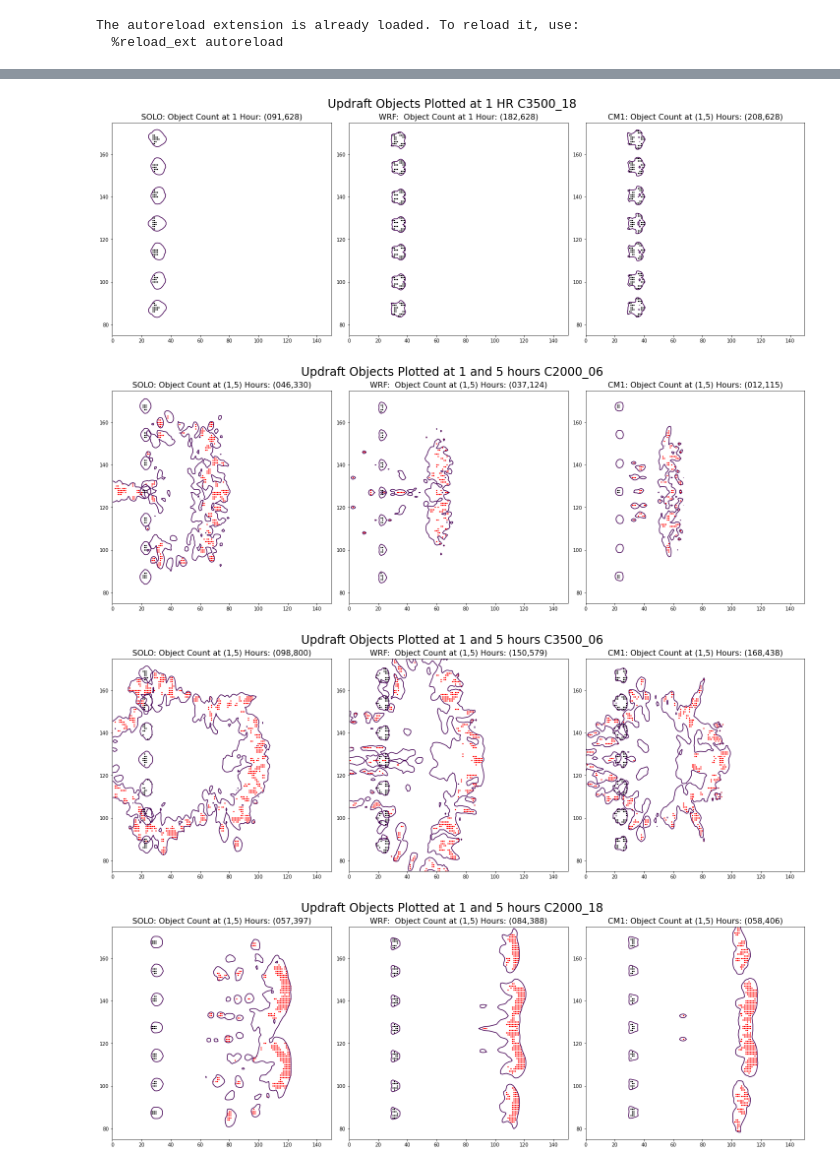
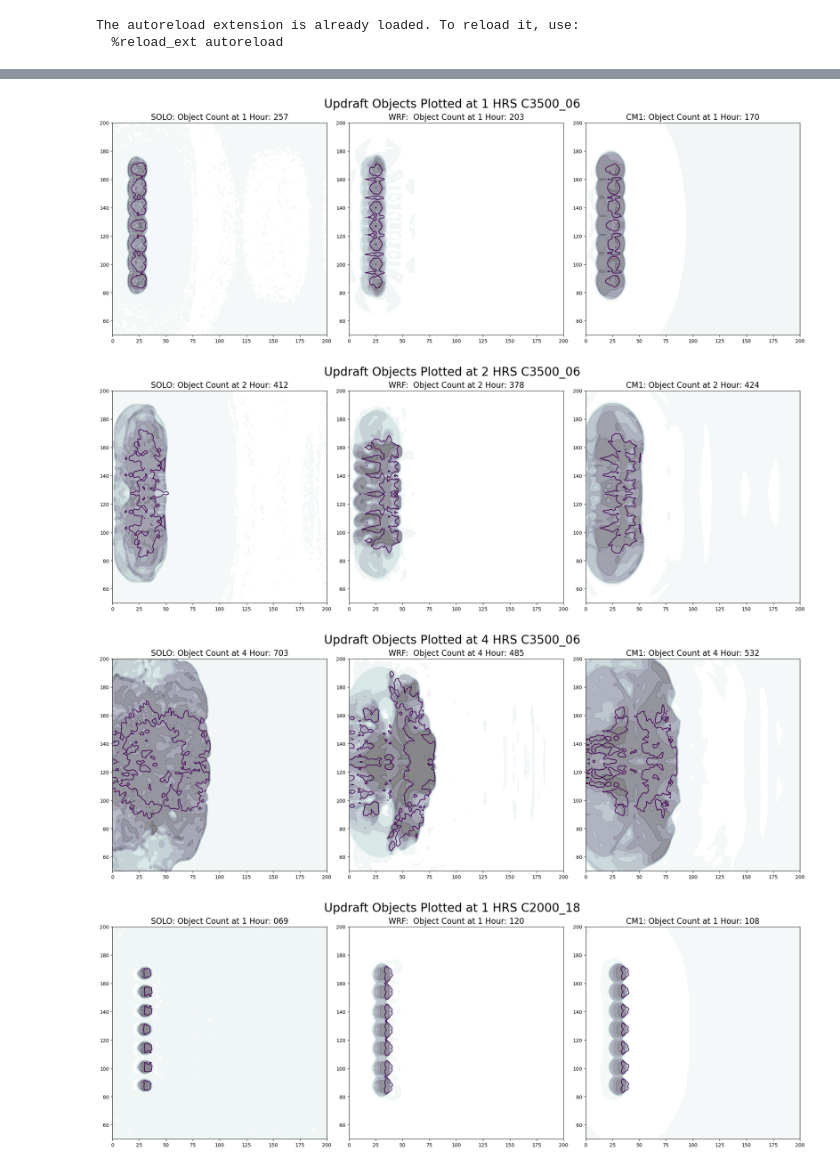
Before and after one commit to louiswicker/CAM_analysis_tools, a Jupyter notebook: ideal_cases/plot_objects.ipynb, the cells around one changed output, grey strips where cells are left out. Saved outputs shown, nothing was run; the diff lists cells and outputs as text; code cells hidden in the pictures.

```diff
--- a/ideal_cases/plot_objects.ipynb
+++ b/ideal_cases/plot_objects.ipynb
@@ -35,7 +40,7 @@ out_dir = "/work/wicker/Odin_scr/solo"
 prefix  = {"solo": "squall_3km", "wrf": "squall_3km", "cm1": "squall_3km"}
 
 allcape = ("C2000","C3500")
-allshear = ("06", "12", "18")
+allshear = ("06", "18")
 
 solo = {}
 cm1  = {}
@@ -47,7 +52,7 @@ for shear in allshear:
         label = "%s_%s" % (cape, shear)
 
         solo_file = str(os.path.join(in_dir, "%s_%s" % (prefix['solo'], label)))
-        solo[label] = getobjdata(solo_file, filename='atmos_hifreq.nc', model_type='fv3_solo')
+        solo[label] = getobjdata(solo_file, model_type='fv3_solo')
 
         wrf_file = str(os.path.join("/work/wicker/WRF/WRF/test/em_quarter_ss", "%s_%s" % (prefix['wrf'], label)))
         wrf[label] = getobjdata(wrf_file, model_type='wrf')
@@ -104,7 +109,7 @@ def countobj(data, label, cref_thresh = 35., w_thresh=5.):
     return fcount
 
 #-----------------------------
-allcape = ("C3500",)
+allcape = ("C2000","C3500",)
 allshear = ("06","18")
 
 for shear in allshear:
@@ -127,5 +132,7 @@ for shear in allshear:
         ax.plot(ntimes, wcount, color='k', label='WRF')
         ax.plot(ntimes, ccount, color='b', label='CM1')
 
+        plt.title(label)
+
         plt.show()
 # %% [output]
@@ -139,6 +148,7 @@ def plotobj(data, label, time = 8, ax = None, colors='k', alpha=1.0, cref_thresh
     DBZ  = data[label]['dbz'][time]
     W    = data[label]['w'][time]
     PRES = data[label]['pres'][time]
+    THpert  = data[label]['pert_th'][time]
 
     mask_cref   = np.where(DBZ.max(axis=0) > cref_thresh, True, False)
     mask_w_3d   = np.where(PRES < 70000.0, W, np.nan)
@@ -154,11 +164,13 @@ def plotobj(data, label, time = 8, ax = None, colors='k', alpha=1.0, cref_thresh
     y = np.arange(DBZ.shape[2])
     xx, yy = np.meshgrid(x,y)
 
-    ax.contour(DBZ.max(axis=0), levels=[35], color='black')
-    ax.scatter(xx[f_mask>0], yy[f_mask>0], s=4, c=colors, marker=marker, alpha=alpha, linewidths=0.25)
+    ax.contour(DBZ.max(axis=0), levels=[35,], color='red')
+    # ax.scatter(xx[f_mask>0], yy[f_mask>0], s=4, c=colors, marker=marker, alpha=alpha, linewidths=0.25)
 
-    ax.set_ylim(75., 175.)
-    ax.set_xlim(0., 150.)
+    ax.contourf(np.where(THpert[0] < 0.0, THpert[0], np.nan), clevels=[-1,], cmap=plt.get_cmap('bone'), alpha=0.5)
+
+    ax.set_ylim(50., 200.)
+    ax.set_xlim(0., 200.)
 
     return np.sum(f_mask > 0)
 
@@ -169,49 +181,52 @@ allshear = ("06","18")
 for shear in allshear:
     for cape in allcape:
 
-        fig, ax = plt.subplots(1,3, constrained_layout=True,figsize=(20,7))
+        for n in [1, 2, 4]:
 
-        label = "%s_%s" % (cape, shear)
 
-        o1 = plotobj(solo, label, ax = ax[0], time=3, colors='k', marker="s")
+            fig, ax = plt.subplots(1,3, constrained_layout=True,figsize=(20,7))
 
-        ax[0].set_title("SOLO: Object Count at 1 Hour: (%3.3d,%3.3d)" % (o1, o4), fontsize=16)
+            label = "%s_%s" % (cape, shear)
 
-        o1 = plotobj(wrf, label, ax = ax[1], time=4, colors='k', marker="s")
+            o4 = plotobj(solo, label, ax = ax[0], time=n*4, colors='k', marker="s")
 
-        ax[1].set_title("WRF:  Object Count at 1 Hour: (%3.3d,%3.3d)" % (o1, o4), fontsize=16)
+            ax[0].set_title("SOLO: Object Count at %d Hour: %3.3d" % (n, o4), fontsize=16)
 
-        o1 = plotobj(cm1, label, ax = ax[2], time=4, colors='k', marker="s")
+            o4 = plotobj(wrf, label, ax = ax[1], time=1+n*4, colors='k', marker="s")
 
-        ax[2].set_title("CM1: Object Count at (1,5) Hours: (%3.3d,%3.3d)" % (o1, o4), fontsize=16)
+            ax[1].set_title("WRF:  Object Count at %d Hour: %3.3d" % (n, o4), fontsize=16)
 
-        plt.suptitle("%s %s" % ("Updraft Objects Plotted at 1 HR", label), fontsize=24)
+            o4 = plotobj(cm1, label, ax = ax[2], time=1+n*4, colors='k', marker="s")
 
-        plt.show()
+            ax[2].set_title("CM1: Object Count at %d Hour: %3.3d" % (n, o4), fontsize=16)
 
-for shear in allshear:
-    for cape in allcape:
+            plt.suptitle("%s %d %s %s" % ("Updraft Objects Plotted at", n, "HRS", label), fontsize=24)
 
-        fig, ax = plt.subplots(1,3, constrained_layout=True,figsize=(20,7))
+            plt.show()
 
-        label = "%s_%s" % (cape, shear)
+# for shear in allshear:
+#     for cape in allcape:
 
-        o1 = plotobj(solo, label, ax = ax[0], time=3, colors='k', marker="s")
-        o4 = plotobj(solo, label, ax = ax[0], time=19, colors='r', marker="s", alpha=1)
+#         fig, ax = plt.subplots(1,3, constrained_layout=True,figsize=(20,7))
 
-        ax[0].set_title("SOLO: Object Count at (1,5) Hours: (%3.3d,%3.3d)" % (o1, o4), fontsize=16)
+#         label = "%s_%s" % (cape, shear)
 
-        o1 = plotobj(wrf, label, ax = ax[1], time=4, colors='k', marker="s")
-        o4 = plotobj(wrf, label, ax = ax[1], time=20, colors='r', marker="s", alpha=1)
+#         o1 = plotobj(solo, label, ax = ax[0], time=3, colors='k', marker="s")
+#         o4 = plotobj(solo, label, ax = ax[0], time=19, colors='r', marker="s", alpha=1)
 
-        ax[1].set_title("WRF:  Object Count at (1,5) Hours: (%3.3d,%3.3d)" % (o1, o4), fontsize=16)
+#         ax[0].set_title("SOLO: Object Count at (1,5) Hours: (%3.3d,%3.3d)" % (o1, o4), fontsize=16)
 
-        o1 = plotobj(cm1, label, ax = ax[2], time=4, colors='k', marker="s")
-        o4 = plotobj(cm1, label, ax = ax[2], time=20, colors='r', marker="s", alpha=1)
+#         o1 = plotobj(wrf, label, ax = ax[1], time=4, colors='k', marker="s")
+#         o4 = plotobj(wrf, label, ax = ax[1], time=20, colors='r', marker="s", alpha=1)
 
-        ax[2].set_title("CM1: Object Count at (1,5) Hours: (%3.3d,%3.3d)" % (o1, o4), fontsize=16)
+#         ax[1].set_title("WRF:  Object Count at (1,5) Hours: (%3.3d,%3.3d)" % (o1, o4), fontsize=16)
 
-        plt.suptitle("%s %s" % ("Updraft Objects Plotted at 1 and 5 hours", label), fontsize=24)
+#         o1 = plotobj(cm1, label, ax = ax[2], time=4, colors='k', marker="s")
+#         o4 = plotobj(cm1, label, ax = ax[2], time=20, colors='r', marker="s", alpha=1)
 
-        plt.show()
+#         ax[2].set_title("CM1: Object Count at (1,5) Hours: (%3.3d,%3.3d)" % (o1, o4), fontsize=16)
+
+#         plt.suptitle("%s %s" % ("Updraft Objects Plotted at 1 and 5 hours", label), fontsize=24)
+
+#         plt.show()
 # %% [output]
@@ -221,4 +236,4 @@ for shear in allshear:
-[figure, old version]
+[figure, new version]
-[figure, old version]
+[figure, new version]
-[figure, old version]
+[figure, new version]
-[figure, old version]
+[figure, new version]
```
Also changed, not shown: parts of 4 cells of this notebook, 7 other files.
